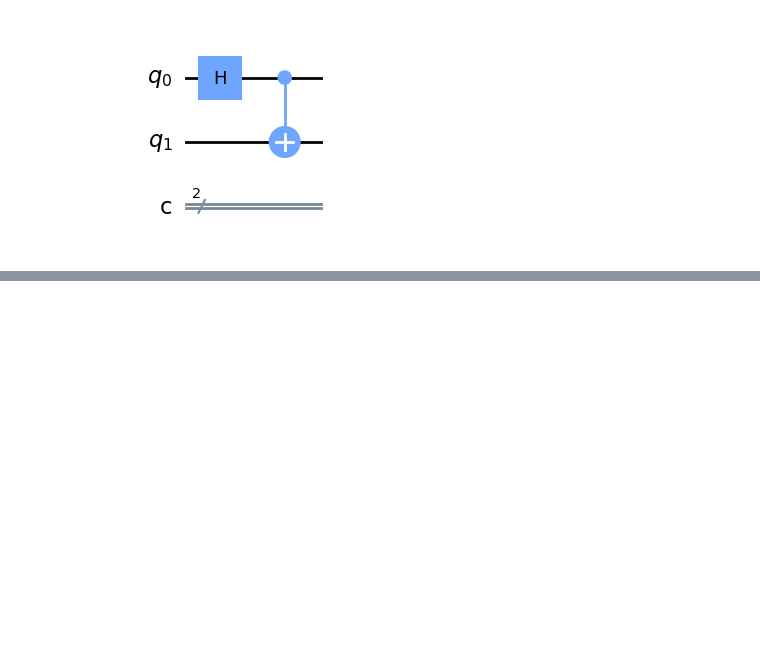
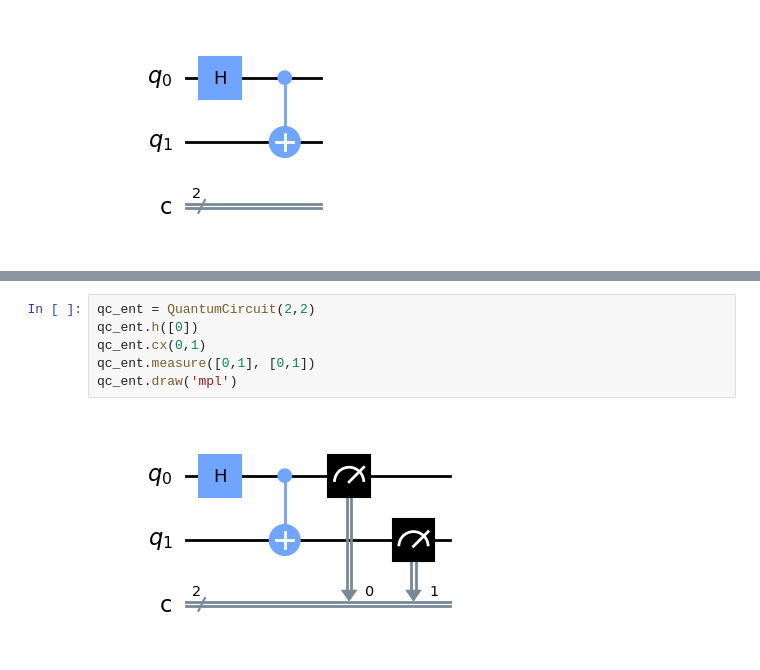
Before and after one commit to MarcMaussner/quantum_playground, a Jupyter notebook: 2023_ESE/ESE-Playground.ipynb, the cells around one changed output, grey strips where cells are left out. Cells and saved outputs as stored; diff of their text form; blank space fills up the shorter version.

```diff
--- a/2023_ESE/ESE-Playground.ipynb
+++ b/2023_ESE/ESE-Playground.ipynb
@@ -134,0 +155,8 @@ scirc1.draw('mpl')
+# %%
+qc_ent = QuantumCircuit(2,2)
+qc_ent.h([0])
+qc_ent.cx(0,1)
+qc_ent.measure([0,1], [0,1])
+qc_ent.draw('mpl')
+# %% [output]
+[figure, added]
```
Also changed, not shown: parts of 5 cells of this notebook.
